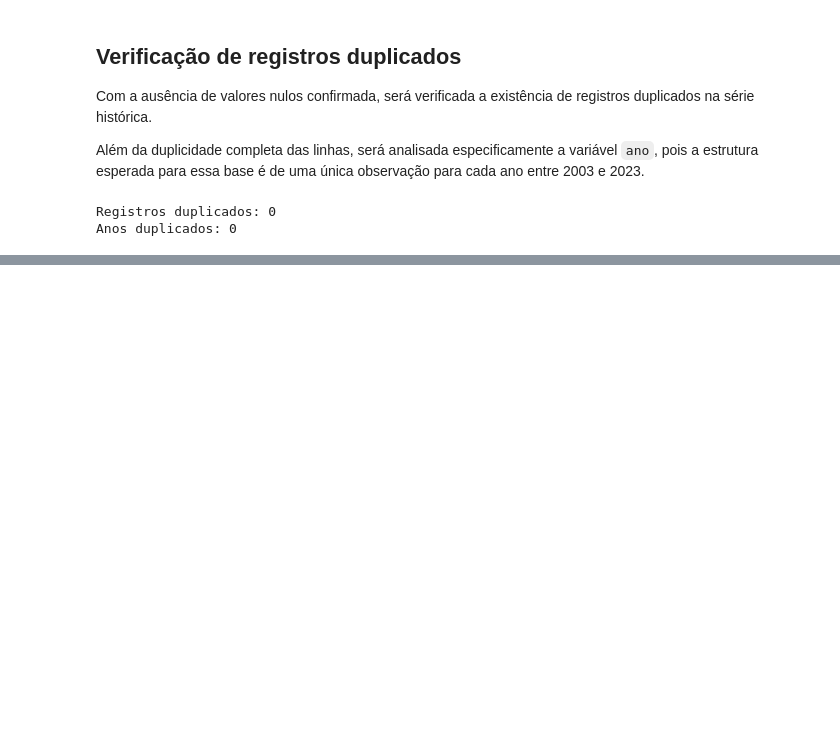
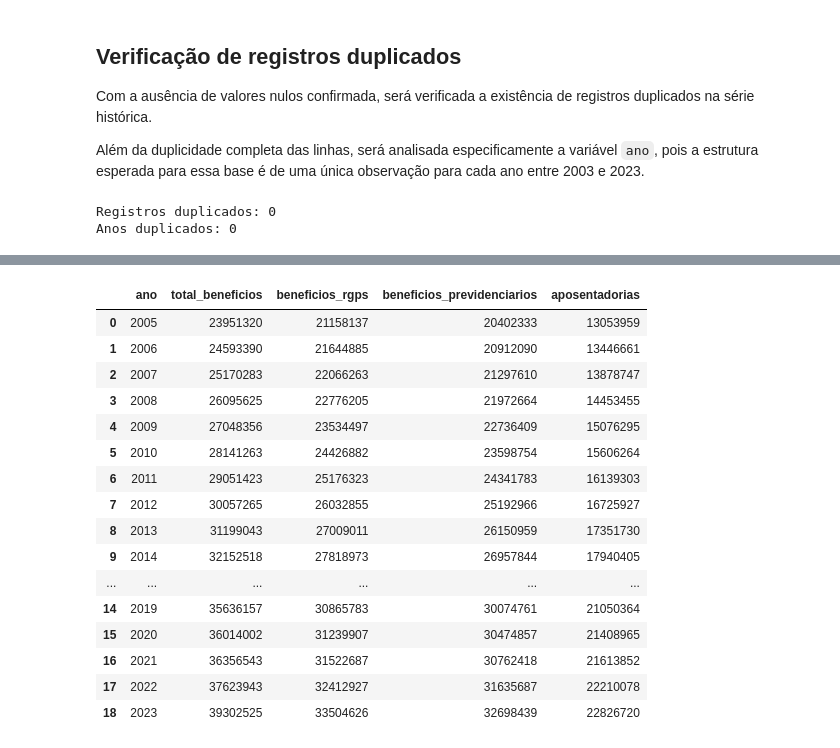
Before and after one commit to Andersonph/Estudo_Dados_Demografico, a Jupyter notebook: Demografia_Previdencia/02_silver.ipynb, the cells around one changed output, grey strips where cells are left out. Saved outputs shown, nothing was run; the diff lists cells and outputs as text; code cells hidden in the pictures; blank space fills up the shorter version.

```diff
--- a/Demografia_Previdencia/02_silver.ipynb
+++ b/Demografia_Previdencia/02_silver.ipynb
@@ -1127,0 +1210,8 @@ A próxima etapa será a construção da camada Gold, na qual as informações d
+# %%
+df_aeps_historico_benef_silver = (
+    df_aeps_historico_benef
+    .iloc[[6, 7, 8, 9], :]
+    .copy()
+)
+
+df_aeps_historico_benef_silver
@@ -1127,0 +1230,8 @@ A próxima etapa será a construção da camada Gold, na qual as informações d
+# %%
+anos_beneficios = (
+    df_aeps_historico_benef
+    .iloc[5, 1:]
+    .tolist()
+)
+
+anos_beneficios
@@ -1127,0 +1266,40 @@ A próxima etapa será a construção da camada Gold, na qual as informações d
+# %%
+df_aeps_historico_benef_silver = (
+    df_aeps_historico_benef_silver
+    .iloc[:, 1:]
+    .T
+    .reset_index(drop=True)
+)
+
+df_aeps_historico_benef_silver.columns = [
+    "total_beneficios",
+    "beneficios_rgps",
+    "beneficios_previdenciarios",
+    "aposentadorias"
+]
+
+df_aeps_historico_benef_silver.insert(
+    0,
+    "ano",
+    anos_beneficios
+)
+
+df_aeps_historico_benef_silver
+# %% [output]
+|  | ano | total_beneficios | beneficios_rgps | beneficios_previdenciarios | aposentadorias |
+| 0 | 2005 | 23951320 | 21158137 | 20402333 | 13053959 |
+| 1 | 2006 | 24593390 | 21644885 | 20912090 | 13446661 |
+| 2 | 2007 | 25170283 | 22066263 | 21297610 | 13878747 |
+| 3 | 2008 | 26095625 | 22776205 | 21972664 | 14453455 |
+| 4 | 2009 | 27048356 | 23534497 | 22736409 | 15076295 |
+| 5 | 2010 | 28141263 | 24426882 | 23598754 | 15606264 |
+| 6 | 2011 | 29051423 | 25176323 | 24341783 | 16139303 |
+| 7 | 2012 | 30057265 | 26032855 | 25192966 | 16725927 |
+| 8 | 2013 | 31199043 | 27009011 | 26150959 | 17351730 |
+| 9 | 2014 | 32152518 | 27818973 | 26957844 | 17940405 |
+| ... | ... | ... | ... | ... | ... |
+| 14 | 2019 | 35636157 | 30865783 | 30074761 | 21050364 |
+| 15 | 2020 | 36014002 | 31239907 | 30474857 | 21408965 |
+| 16 | 2021 | 36356543 | 31522687 | 30762418 | 21613852 |
+| 17 | 2022 | 37623943 | 32412927 | 31635687 | 22210078 |
+| 18 | 2023 | 39302525 | 33504626 | 32698439 | 22826720 |
```
Also changed, not shown: parts of 37 cells of this notebook, 5 other files.
